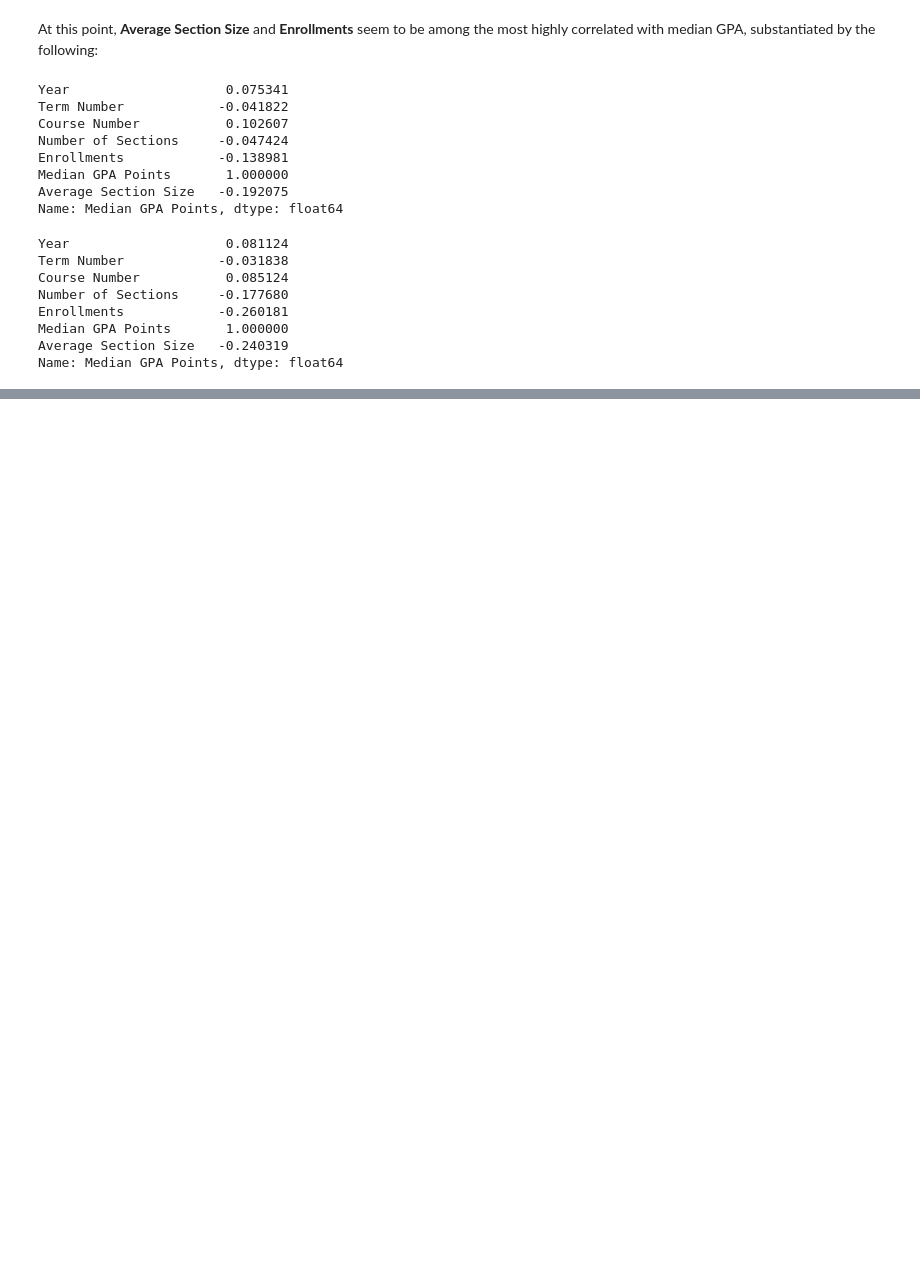
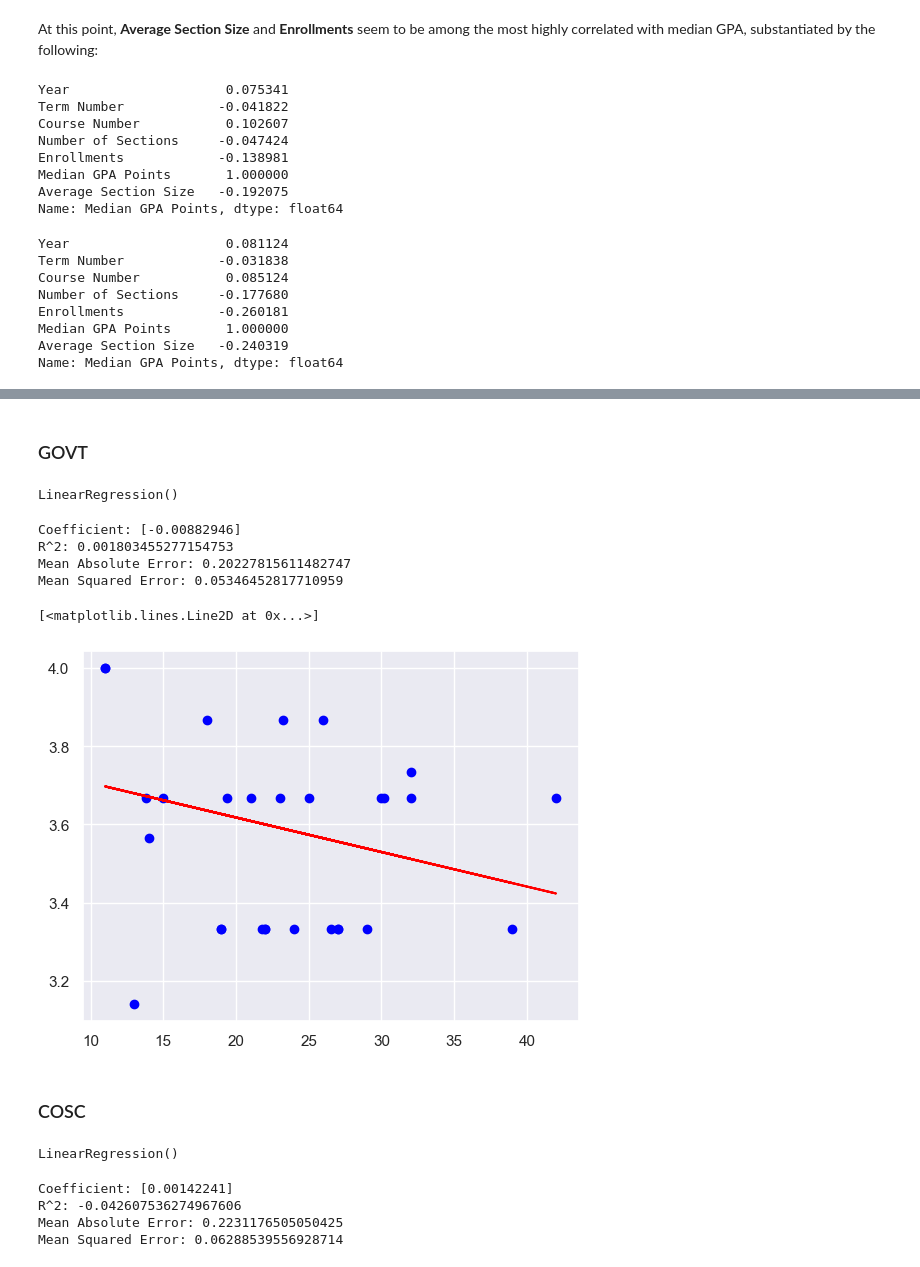
Before and after one commit to kabirmoghe/dali-data-challenge, a Jupyter notebook: DALI Courses Exploration.ipynb, the cells around one changed output, grey strips where cells are left out. Drawn from its saved outputs; the diff is of its cells as text; code cells hidden in the pictures; blank space fills up the shorter version.

```diff
--- a/Courses Exploration.ipynb
+++ b/DALI Courses Exploration.ipynb
@@ -223,0 +353,42 @@ Name: Median GPA Points, dtype: float64
+# %% [markdown]
+### GOVT
+# %%
+# Extracting GOVT data
+govt_data = data_filled[data_filled['Department'] == "GOVT"]
+govt_feature_df = govt_data[['Average Section Size']]
+govt_target_df = govt_data['Median GPA Points']
+
+# Splitting into training and testing sets
+X_govt = govt_feature_df.values
+y_govt= govt_target_df.values
+
+X_train_govt, X_test_govt, y_train_govt, y_test_govt = train_test_split(X_govt, y_govt, test_size=0.33, random_state=42)
+# %%
+# Fitting model
+lm_govt = LinearRegression()
+lm_govt.fit(X_train_govt,y_train_govt)
+# %% [output]
+LinearRegression()
+# %%
+# Comparing accuracy with X_test,y_test
+predictions_govt = lm_govt.predict(X_test_govt)
+
+# Metrics
+print(f"Coefficient: {lm_govt.coef_}")
+print(f"R^2: {r2_score(y_test_govt,predictions_govt)}")
+print(f"Mean Absolute Error: {mean_absolute_error(y_test_govt,predictions_govt)}")
+print(f"Mean Squared Error: {mean_squared_error(y_test_govt,predictions_govt)}")
+# %% [output]
+Coefficient: [-0.00882946]
+R^2: 0.001803455277154753
+Mean Absolute Error: 0.20227815611482747
+Mean Squared Error: 0.05346452817710959
+# %%
+# Plotting true vs. pred
+plt.scatter(X_test_govt,y_test_govt,color="blue")
+plt.plot(X_test_govt,predictions_govt,color="red")
+# %% [output]
+[<matplotlib.lines.Line2D at 0x...>]
+[figure, added]
+# %% [markdown]
+### COSC
@@ -223,0 +406,20 @@ Name: Median GPA Points, dtype: float64
+# %%
+# Fitting model
+lm_cosc = LinearRegression()
+lm_cosc.fit(X_train_cosc,y_train_cosc)
+# %% [output]
+LinearRegression()
+# %%
+# Comparing accuracy with X_test,y_test
+predictions_cosc = lm_cosc.predict(X_test_cosc)
+
+# Metrics
+print(f"Coefficient: {lm_cosc.coef_}")
+print(f"R^2: {r2_score(y_test_cosc,predictions_cosc)}")
+print(f"Mean Absolute Error: {mean_absolute_error(y_test_cosc,predictions_cosc)}")
+print(f"Mean Squared Error: {mean_squared_error(y_test_cosc,predictions_cosc)}")
+# %% [output]
+Coefficient: [0.00142241]
+R^2: -0.042607536274967606
+Mean Absolute Error: 0.2231176505050425
+Mean Squared Error: 0.06288539556928714
```
Also changed, not shown: parts of 28 cells of this notebook.
